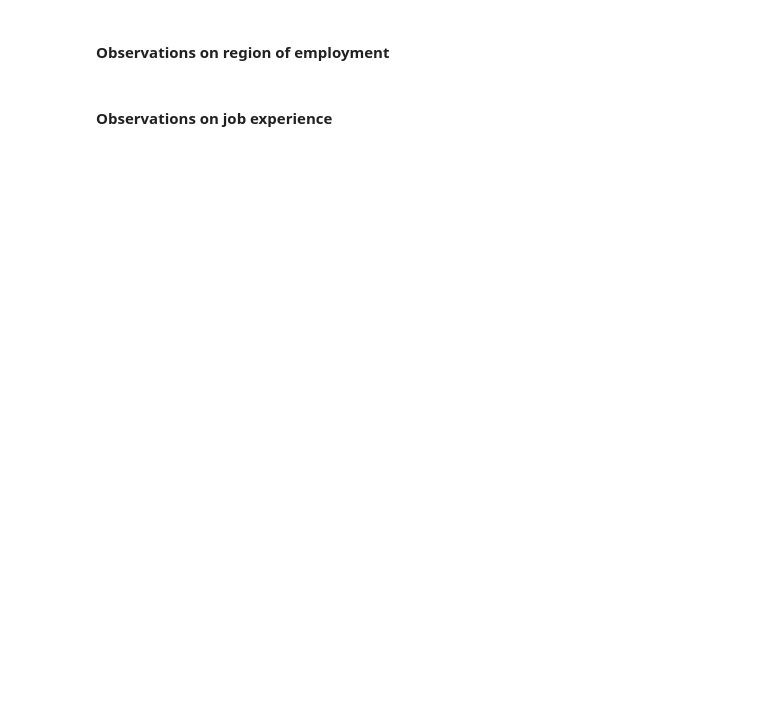
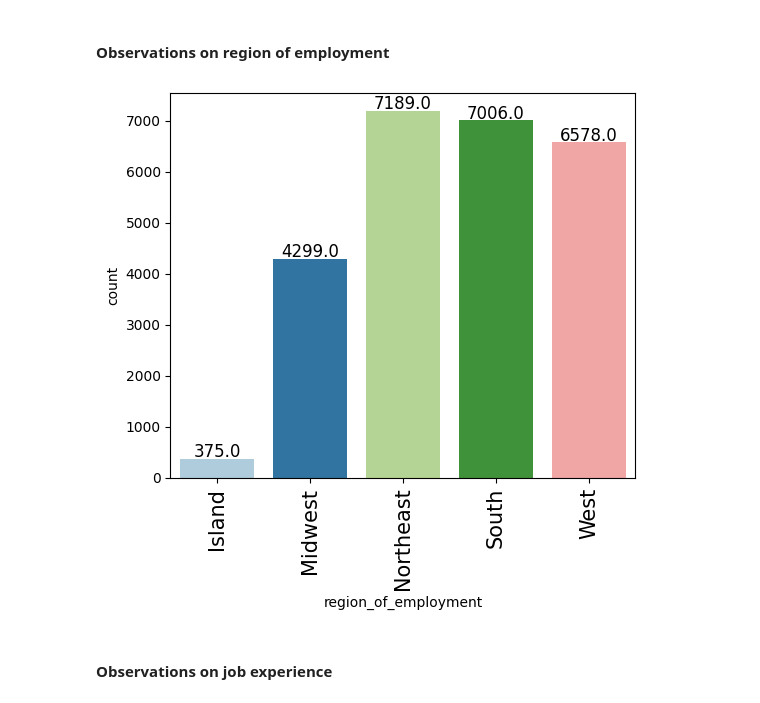
Before and after one commit to AkshayGovindaraj/GoogleColab, a Jupyter notebook: EasyVisa_Full_Code_Notebookv1.ipynb, the cells around one changed output. Cells and saved outputs as stored; diff of their text form; code cells hidden in the pictures; blank space fills up the shorter version.

```diff
--- a/EasyVisa_Full_Code_Notebookv1.ipynb
+++ b/EasyVisa_Full_Code_Notebookv1.ipynb
@@ -446,4 +450,8 @@ def labeled_barplot(data, feature, perc=False, n=None):
 # %% [markdown]
 #### Observations on region of employment
+# %%
+labeled_barplot(data=data, feature='region_of_employment')
+# %% [output]
+[figure, added]
 # %% [markdown]
 #### Observations on job experience
```
Also changed, not shown: parts of 20 cells of this notebook.
